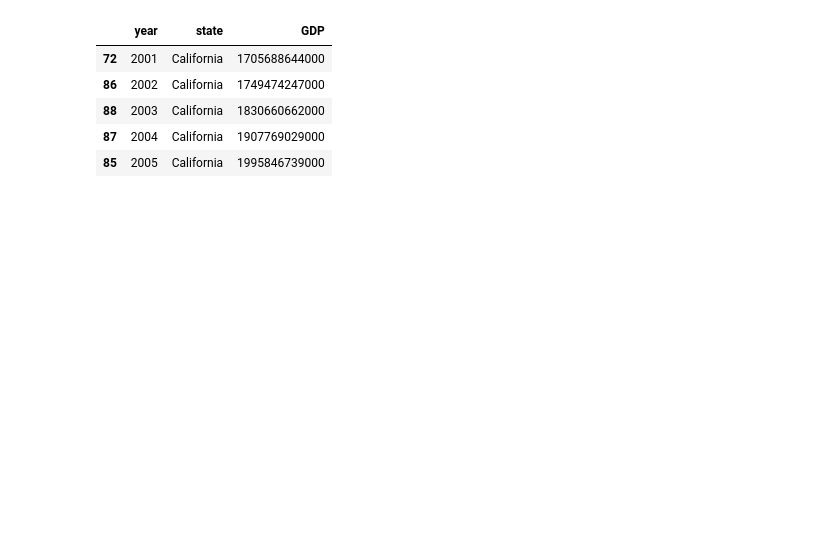
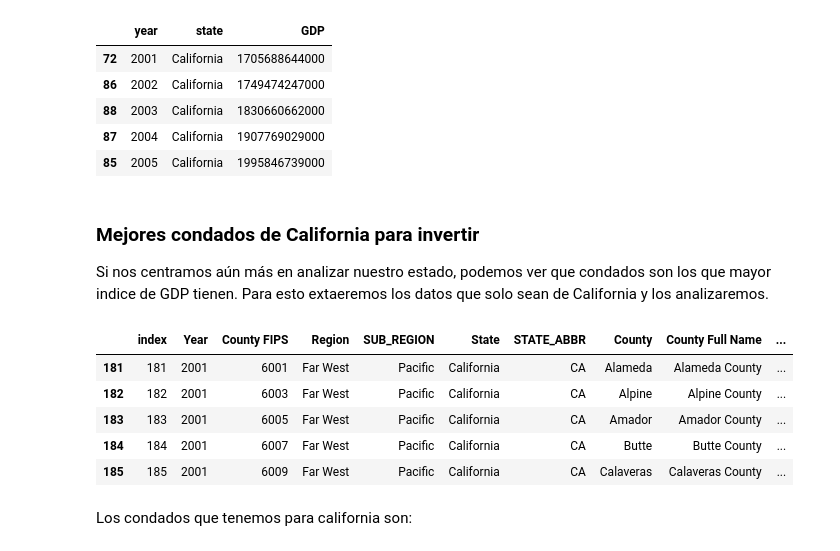
Before and after one commit to franciscoagamez/PF_google_yelp, a Jupyter notebook: JupiterNotebooks/HenryEconomicsEDA/EconomicsEDA.ipynb, the cells around one changed output. Drawn from its saved outputs; the diff is of its cells as text; code cells hidden in the pictures; blank space fills up the shorter version.

```diff
--- a/JupiterNotebooks/HenryEconomicsEDA/EconomicsEDA.ipynb
+++ b/JupiterNotebooks/HenryEconomicsEDA/EconomicsEDA.ipynb
@@ -184,3 +186,19 @@ max_gdp_anio.head()
 | 88 | 2003 | California | 1830660662000 |
 | 87 | 2004 | California | 1907769029000 |
 | 85 | 2005 | California | 1995846739000 |
+# %% [markdown]
+### Mejores condados de California para invertir
+
+Si nos centramos aún más en analizar nuestro estado, podemos ver que condados son los que mayor indice de GDP tienen. Para esto extaeremos los datos que solo sean de California y los analizaremos.
+# %%
+df_california = df_county.loc[(df_county['State'] == 'California')]
+df_california.head()
+# %% [output]
+|  | index | Year | County FIPS | Region | SUB_REGION | State | STATE_ABBR | County | County Full Name | ... |
+| 181 | 181 | 2001 | 6001 | Far West | Pacific | California | CA | Alameda | Alameda County | ... |
+| 182 | 182 | 2001 | 6003 | Far West | Pacific | California | CA | Alpine | Alpine County | ... |
+| 183 | 183 | 2001 | 6005 | Far West | Pacific | California | CA | Amador | Amador County | ... |
+| 184 | 184 | 2001 | 6007 | Far West | Pacific | California | CA | Butte | Butte County | ... |
+| 185 | 185 | 2001 | 6009 | Far West | Pacific | California | CA | Calaveras | Calaveras County | ... |
+# %% [markdown]
+Los condados que tenemos para california son:
```
Also changed, not shown: parts of 6 cells of this notebook.
